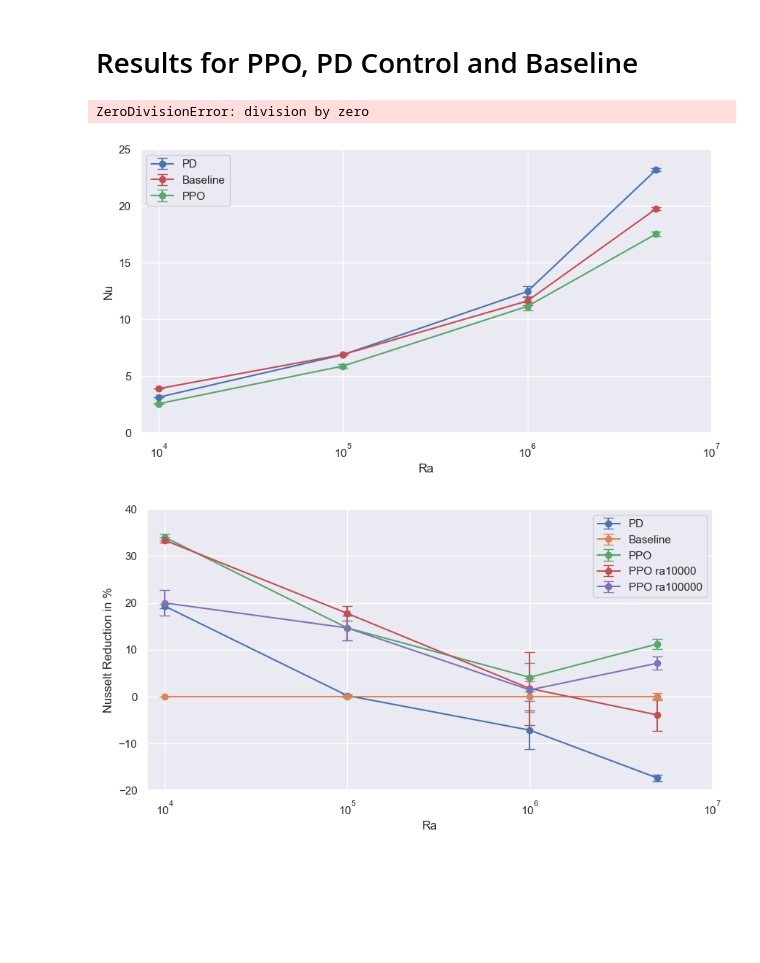
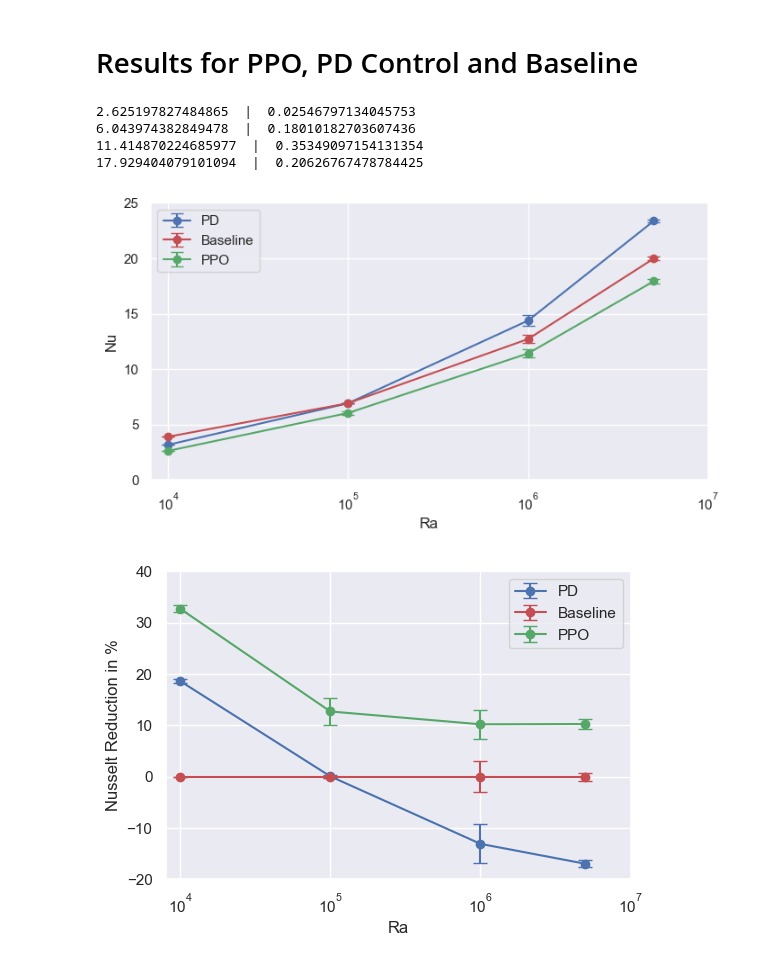
Before and after one commit to SAIL-project/RayleighBenard-Dataset, a Jupyter notebook: notebooks/results.ipynb, the cells around one changed output. Drawn from its saved outputs; the diff is of its cells as text; code cells hidden in the pictures; blank space fills up the shorter version.

```diff
--- a/notebooks/results.ipynb
+++ b/notebooks/results.ipynb
@@ -5,3 +5,6 @@ import pandas
 import matplotlib.pyplot as plt
 import numpy as np
 import seaborn as sns
+# %%
+colors = sns.color_palette()
+colors
@@ -23,7 +37,7 @@ for method in ["baseline", "pd", "ppo", "ppo_ra10000", "ppo_ra100000"]:
             # mean per episode
             df = df.groupby('episode').mean()
 
-            mean[method].append(df["nusselt"].min())
+            mean[method].append(df["nusselt"].mean())
             std[method].append(df["nusselt"].std())
         except Exception as e:
             mean[method].append(0)
@@ -37,12 +51,19 @@ for idx in range(len(mean["baseline"])):
         b = mean["baseline"][idx]
         mean_percent[method].append(100 - (100 * mean[method][idx] / b))
         std_percent[method].append(100 * std[method][idx] / b)
-# %% [output]
-ZeroDivisionError: division by zero
+# %%
+method = "ppo"
+for idx in range(len(mean[method])):
+    print(f"{mean[method][idx]}  |  {std[method][idx]}")
+# %% [output]
+2.625197827484865  |  0.02546797134045753
+6.043974382849478  |  0.18010182703607436
+11.414870224685977  |  0.35349097154131354
+17.929404079101094  |  0.20626767478784425
 # %%
 
 # plot
-plt.figure(figsize=(10, 5))
+plt.figure(figsize=(8, 4))
 sns.set_theme()
 
 # x axis
@@ -65,31 +86,32 @@ plt.errorbar(ra, mean["ppo"], std["ppo"], linestyle="-", marker='o', color='g',
 plt.legend()
 plt.show()
 # %% [output]
-[figure, old version]
+[figure, new version]
 # %%
 # plot
-plt.figure(figsize=(10, 5))
+plt.figure(figsize=(6, 4))
 sns.set_theme()
 
 # x axis
 plt.xlim(8000, 10000000)
 plt.xticks(ticks=[10000, 100000, 1000000, 10000000], labels=["$10^4$","$10^5$","$10^6$", "$10^7$"])
 plt.xlabel("Ra")
 plt.xscale("log")
 
 # y axis
 plt.ylim(-20, 40)
 plt.ylabel("Nusselt Reduction in %")
 
 # plot data
-plt.errorbar(ra, mean_percent["pd"], std_percent["pd"], linestyle="-", marker='o', capsize=5, label="PD")
-plt.errorbar(ra, mean_percent["baseline"], std_percent["baseline"], linestyle="-", marker='o', capsize=5, label="Baseline")
-plt.errorbar(ra, mean_percent["ppo"], std_percent["ppo"], linestyle="-", marker='o', capsize=5, label="PPO")
+plt.errorbar(ra, mean_percent["pd"], std_percent["pd"], linestyle="-", marker='o', capsize=5, label="PD", color=colors[0])
+plt.errorbar(ra, mean_percent["baseline"], std_percent["baseline"], linestyle="-", marker='o', capsize=5, label="Baseline", color=colors[3])
+plt.errorbar(ra, mean_percent["ppo"], std_percent["ppo"], linestyle="-", marker='o', capsize=5, label="PPO", color=colors[2])
 
 
 plt.legend()
+plt.savefig("/Users/tmarkmann/Downloads/out.svg")
 plt.show()
 # %% [output]
-[figure, old version]
+[figure, new version]
 # %%
 # plot
```
Also changed, not shown: parts of 3 cells of this notebook, 14 other files.
